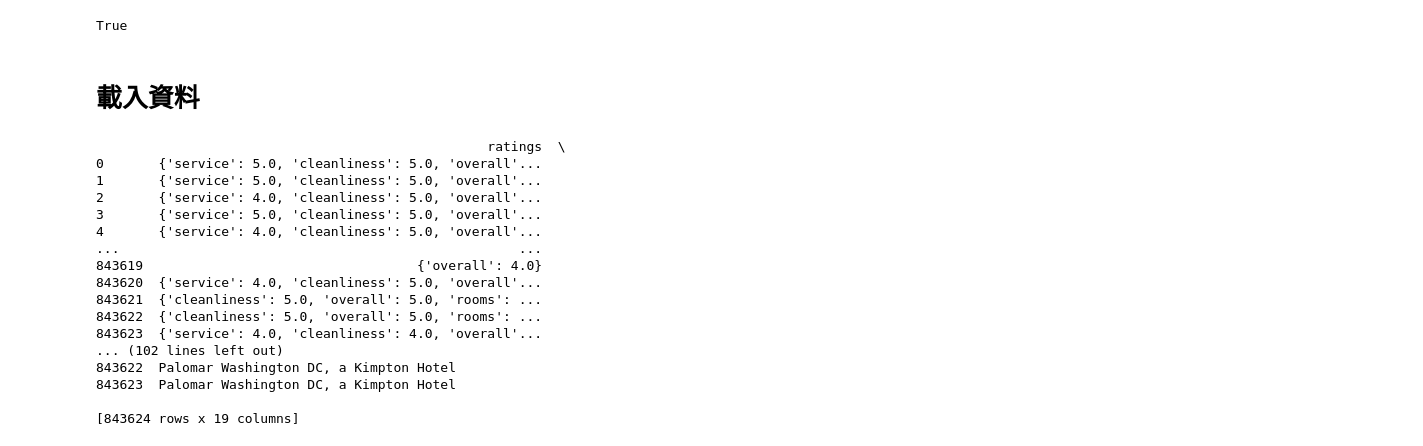
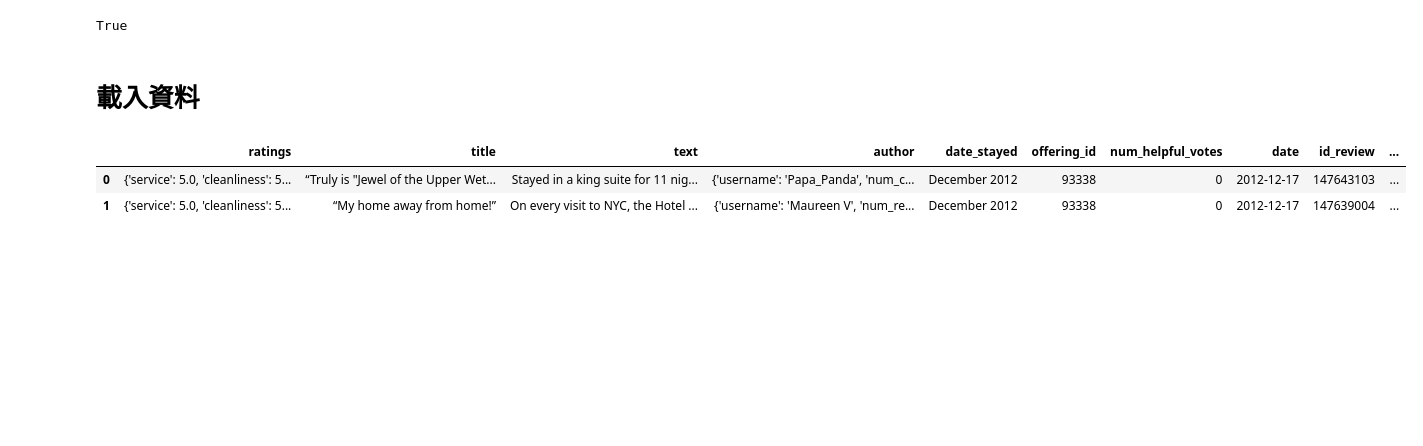
Before and after one commit to RyonnKuo/hotel-ranking-predict-with-reviews, a Jupyter notebook: hotelRanking.ipynb, the cells around one changed output. Saved outputs shown, nothing was run; the diff lists cells and outputs as text; code cells hidden in the pictures; blank space fills up the shorter version.

```diff
--- a/hotelRanking.ipynb
+++ b/hotelRanking.ipynb
@@ -34,27 +41,10 @@ True
 # %%
 review = pd.read_csv("./raw_data/reviews.csv")
 offering = pd.read_csv("./raw_data/offerings.csv")
-
-# 過濾掉 hotel_class 為空值的資料
 offering = offering[offering['hotel_class'].notna()]
-
 data = review.merge(offering, left_on="offering_id", right_on="id", suffixes=("_review", "_hotel"))
-print(data)
+data.head(2)
 # %% [output]
-                                                  ratings  \
-0       {'service': 5.0, 'cleanliness': 5.0, 'overall'...
-1       {'service': 5.0, 'cleanliness': 5.0, 'overall'...
-2       {'service': 4.0, 'cleanliness': 5.0, 'overall'...
-3       {'service': 5.0, 'cleanliness': 5.0, 'overall'...
-4       {'service': 4.0, 'cleanliness': 5.0, 'overall'...
-...                                                   ...
-843619                                   {'overall': 4.0}
-843620  {'service': 4.0, 'cleanliness': 5.0, 'overall'...
-843621  {'cleanliness': 5.0, 'overall': 5.0, 'rooms': ...
-843622  {'cleanliness': 5.0, 'overall': 5.0, 'rooms': ...
-843623  {'service': 4.0, 'cleanliness': 4.0, 'overall'...
-... (102 lines left out)
-843622  Palomar Washington DC, a Kimpton Hotel
-843623  Palomar Washington DC, a Kimpton Hotel
-
-[843624 rows x 19 columns]
+|  | ratings | title | text | author | date_stayed | offering_id | num_helpful_votes | date | id_review | ... |
+| 0 | {'service': 5.0, 'cleanliness': 5... | “Truly is "Jewel of the Upper Wet... | Stayed in a king suite for 11 nig... | {'username': 'Papa_Panda', 'num_c... | December 2012 | 93338 | 0 | 2012-12-17 | 147643103 | ... |
+| 1 | {'service': 5.0, 'cleanliness': 5... | “My home away from home!” | On every visit to NYC, the Hotel ... | {'username': 'Maureen V', 'num_re... | December 2012 | 93338 | 0 | 2012-12-17 | 147639004 | ... |
```
Also changed, not shown: parts of 19 cells of this notebook, 1 other file.
